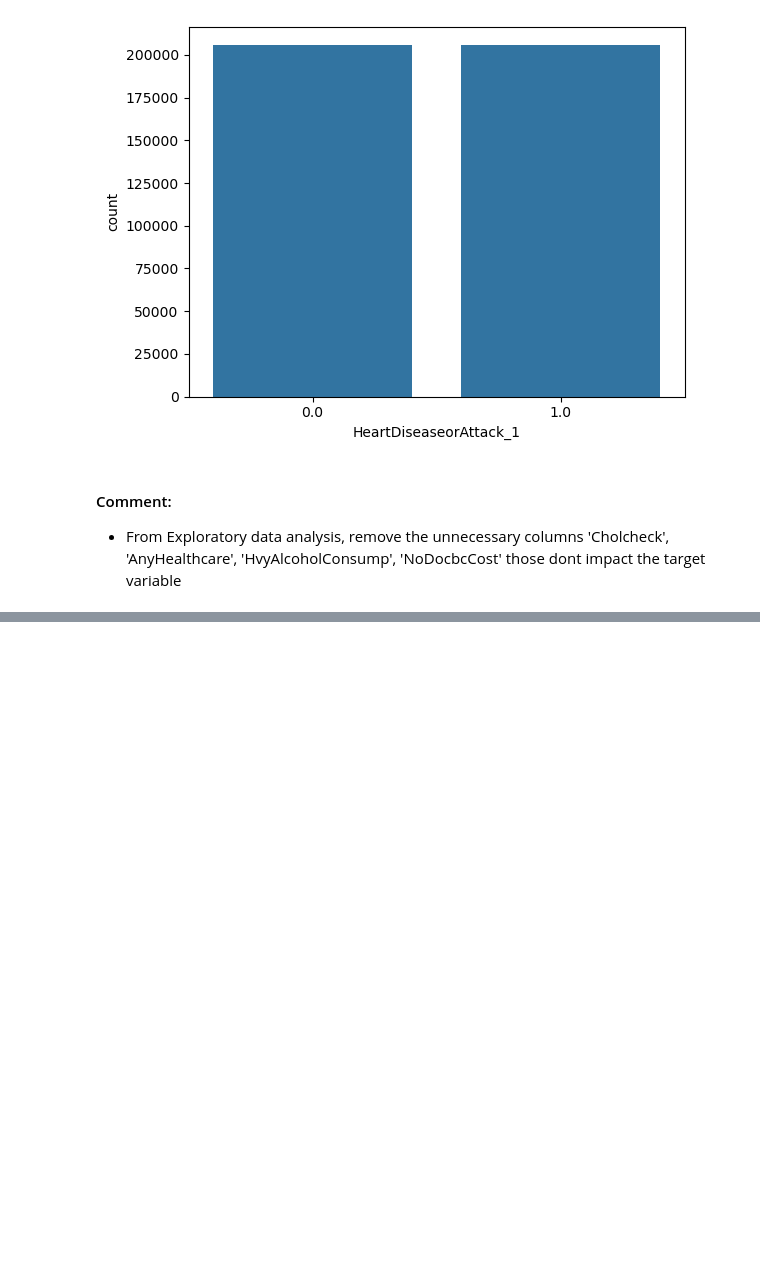
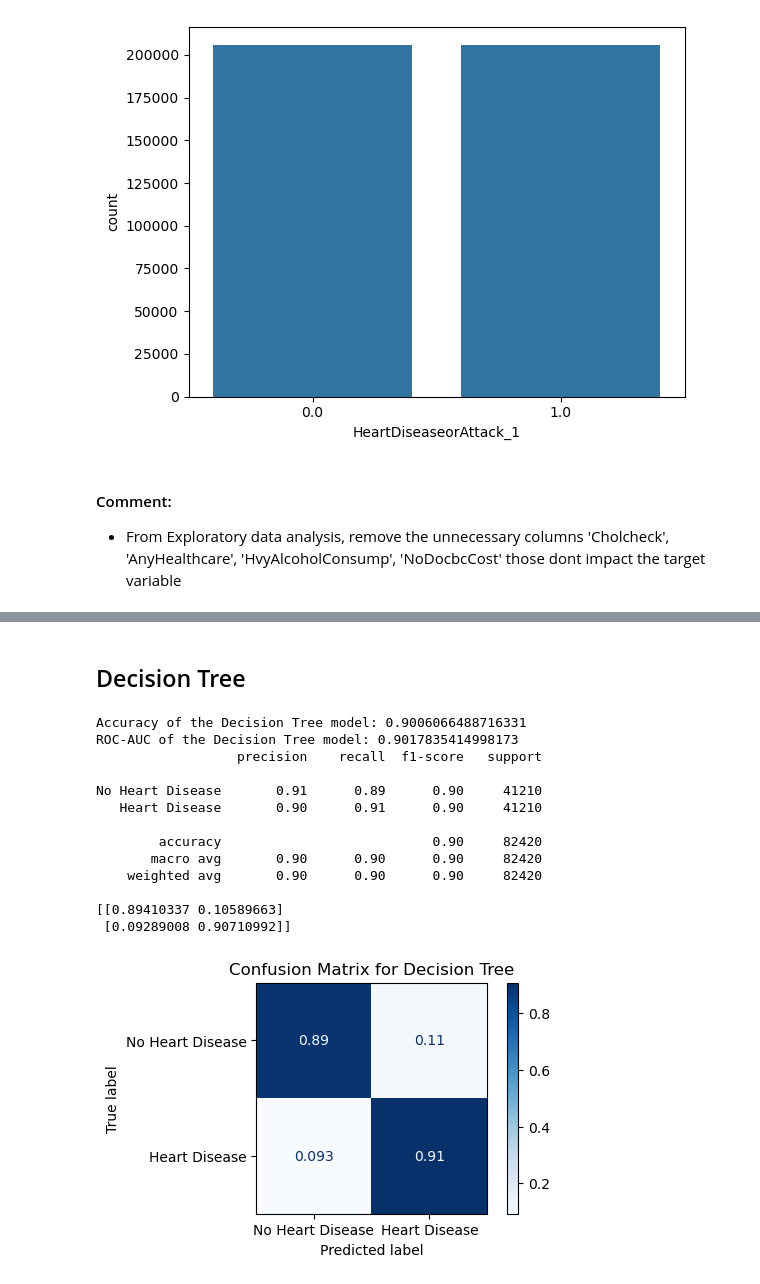
Before and after one commit to Venkatalakshmikottapalli/Heart-Disease-Prediction, a Jupyter notebook: notebooks/V_Kottapalli_ml_heart_pred.ipynb, the cells around one changed output, grey strips where cells are left out. Cells and saved outputs as stored; diff of their text form; code cells hidden in the pictures; blank space fills up the shorter version.

```diff
--- a/notebooks/EDA.ipynb
+++ b/notebooks/V_Kottapalli_ml_heart_pred.ipynb
@@ -1304,0 +1373,51 @@ df.to_csv('../data/processed/Heart_disease.csv', index=False)
+# %% [markdown]
+## Decision Tree
+# %%
+# Instantiate the Decision Tree classifier
+dt_classifier = DecisionTreeClassifier(random_state=42)
+
+# Fit the model on the training data
+dt_classifier.fit(X_train, y_train)
+
+# Make predictions on the test set
+y_pred = dt_classifier.predict(X_test)
+
+# Calculate accuracy
+accuracy = accuracy_score(y_test, y_pred)
+print(f"Accuracy of the Decision Tree model: {accuracy}")
+
+# Calculate ROC-AUC score
+roc_auc_dt = roc_auc_score(y_test, dt_classifier.predict_proba(X_test)[:, 1])
+print(f"ROC-AUC of the Decision Tree model: {roc_auc_dt}")
+
+# Define target names
+target_names = ['No Heart Disease', 'Heart Disease']
+
+# Print classification report
+print(classification_report(y_test, y_pred, target_names=target_names))
+
+# Compute confusion matrix
+cm_decisiontree = confusion_matrix(y_test, y_pred, normalize='true')
+print(cm_decisiontree)
+
+# Display confusion matrix
+disp = ConfusionMatrixDisplay(confusion_matrix=cm_decisiontree, display_labels=target_names)
+fig, ax = plt.subplots(figsize=(5, 3))
+disp.plot(ax=ax, cmap='Blues')
+plt.title("Confusion Matrix for Decision Tree")
+plt.show()
+# %% [output]
+Accuracy of the Decision Tree model: 0.9006066488716331
+ROC-AUC of the Decision Tree model: 0.9017835414998173
+                  precision    recall  f1-score   support
+
+No Heart Disease       0.91      0.89      0.90     41210
+   Heart Disease       0.90      0.91      0.90     41210
+
+        accuracy                           0.90     82420
+       macro avg       0.90      0.90      0.90     82420
+    weighted avg       0.90      0.90      0.90     82420
+
+[[0.89410337 0.10589663]
+ [0.09289008 0.90710992]]
+[figure, added]
```
Also changed, not shown: parts of 28 cells of this notebook, 2 other files.
